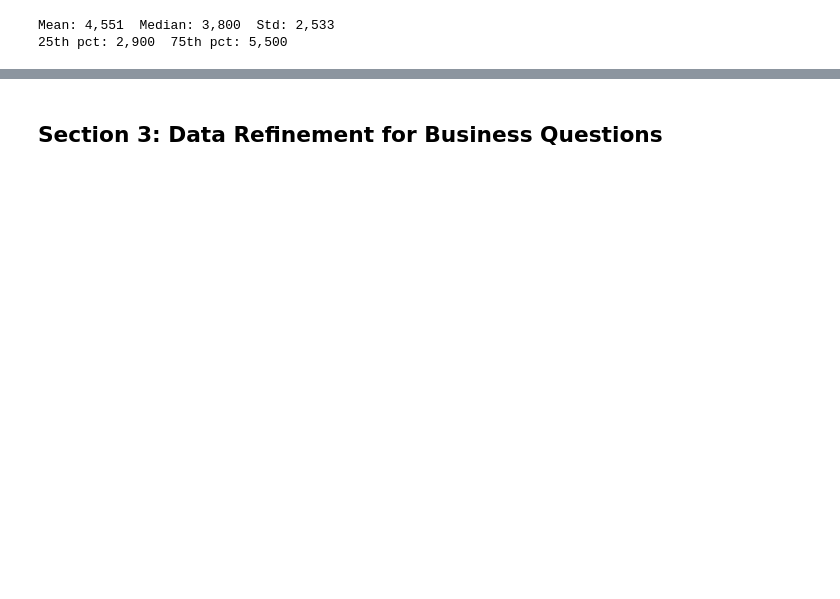
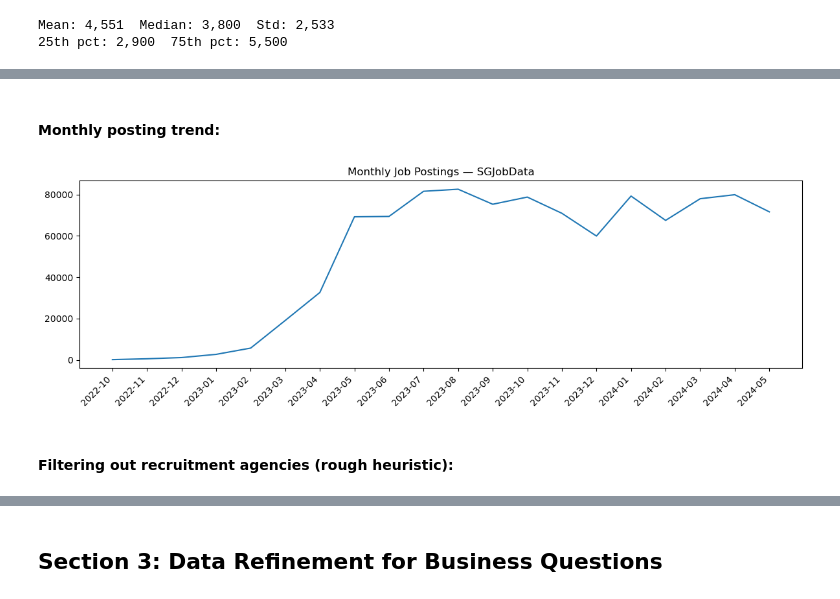
Before and after one commit to zeroonyx/6m-data-1-groupproject, a Jupyter notebook: personaD.ipynb, the cells around one changed output, grey strips where cells are left out. Saved outputs shown, nothing was run; the diff lists cells and outputs as text; code cells hidden in the pictures; blank space fills up the shorter version.

```diff
--- a/personaD.ipynb
+++ b/personaD.ipynb
@@ -100,0 +393,16 @@ Mean: 4,551  Median: 3,800  Std: 2,533
+# %% [markdown]
+#### Monthly posting trend:
+# %%
+df_clean['year_month'] = df_clean['metadata_originalPostingDate'].dt.to_period('M')
+monthly = df_clean.groupby('year_month').size().reset_index(name='postings')
+
+plt.figure(figsize=(12, 4))
+plt.plot(monthly['year_month'].astype(str), monthly['postings'])
+plt.xticks(rotation=45, ha='right')
+plt.title('Monthly Job Postings — SGJobData')
+plt.tight_layout()
+plt.show()
+# %% [output]
+[figure, added]
+# %% [markdown]
+#### Filtering out recruitment agencies (rough heuristic):
```
Also changed, not shown: parts of 51 cells of this notebook.
